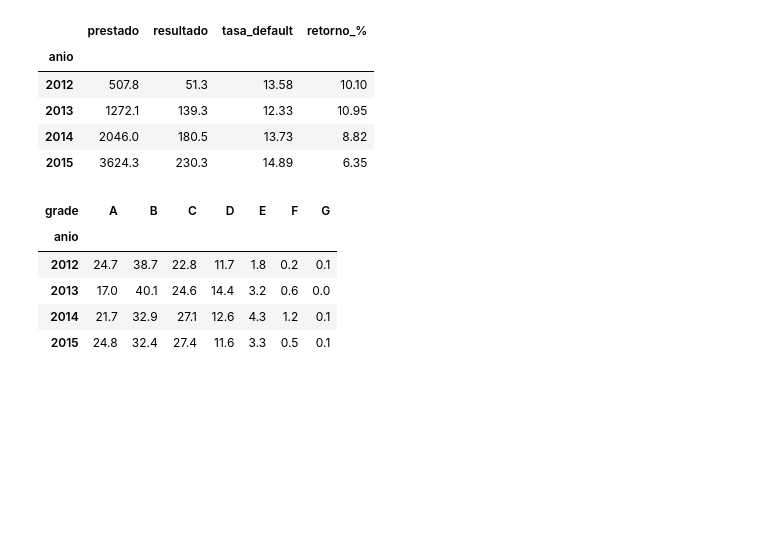
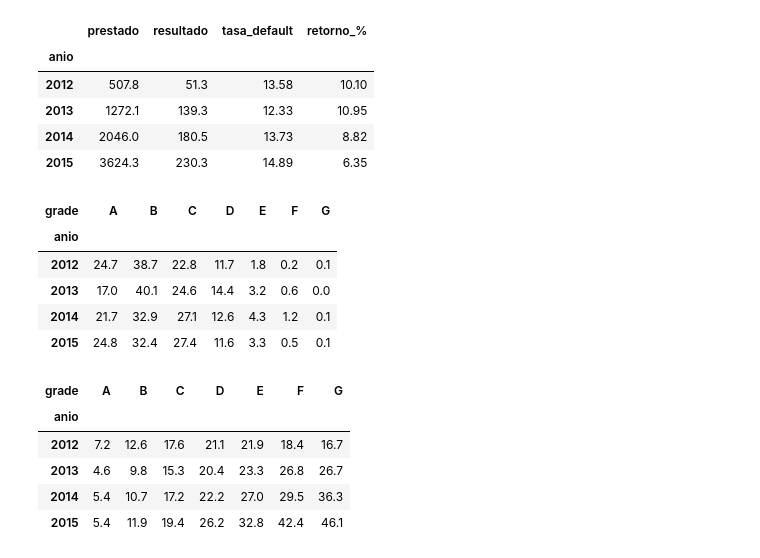
Before and after one commit to gonzalezdante78data/riesgo-crediticio-lending-club, a Jupyter notebook: notebooks/03_rentabilidad.ipynb, the cells around one changed output. Drawn from its saved outputs; the diff is of its cells as text; code cells hidden in the pictures; blank space fills up the shorter version.

```diff
--- a/notebooks/03_rentabilidad.ipynb
+++ b/notebooks/03_rentabilidad.ipynb
@@ -108,3 +108,13 @@ mezcla
 | 2013 | 17.0 | 40.1 | 24.6 | 14.4 | 3.2 | 0.6 | 0.0 |
 | 2014 | 21.7 | 32.9 | 27.1 | 12.6 | 4.3 | 1.2 | 0.1 |
 | 2015 | 24.8 | 32.4 | 27.4 | 11.6 | 3.3 | 0.5 | 0.1 |
+# %%
+default_grade_anio = df.pivot_table(index="anio", columns="grade", values="default", aggfunc="mean").mul(100).round(1)
+default_grade_anio
+# %% [output]
+| grade | A | B | C | D | E | F | G |
+| anio |  |  |  |  |  |  |  |
+| 2012 | 7.2 | 12.6 | 17.6 | 21.1 | 21.9 | 18.4 | 16.7 |
+| 2013 | 4.6 | 9.8 | 15.3 | 20.4 | 23.3 | 26.8 | 26.7 |
+| 2014 | 5.4 | 10.7 | 17.2 | 22.2 | 27.0 | 29.5 | 36.3 |
+| 2015 | 5.4 | 11.9 | 19.4 | 26.2 | 32.8 | 42.4 | 46.1 |
```
Also changed, not shown: parts of 5 cells of this notebook.
